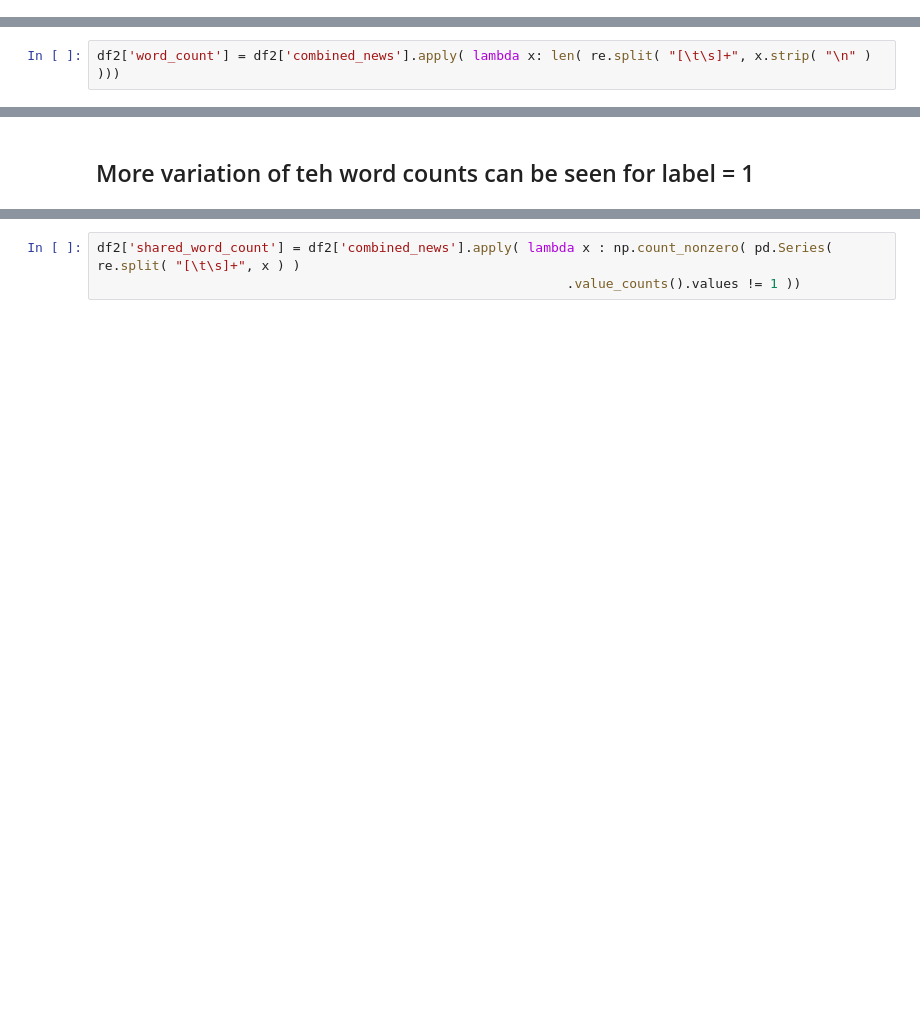
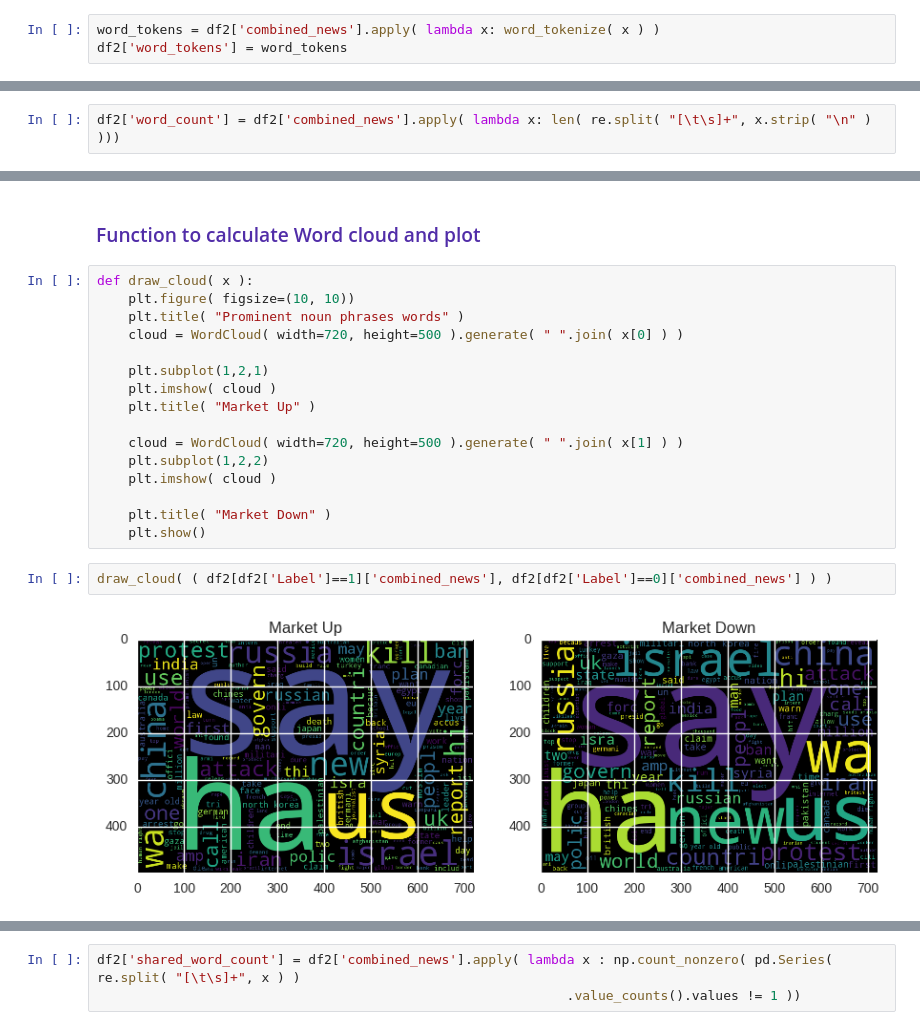
Before and after one commit to birjoossh/NewsToMarket, a Jupyter notebook: code/NewsToMarket.ipynb, the cells around one changed output, grey strips where cells are left out. Drawn from its saved outputs; the diff is of its cells as text; blank space fills up the shorter version.

```diff
--- a/code/NewsToMarket.ipynb
+++ b/code/NewsToMarket.ipynb
@@ -68,0 +71,3 @@ Name: combined_news, dtype: object
+# %%
+word_tokens = df2['combined_news'].apply( lambda x: word_tokenize( x ) )
+df2['word_tokens'] = word_tokens
@@ -129,2 +80,22 @@ plt.show()
-# %% [markdown]
-## More variation of teh word counts can be seen for label = 1
+# %% [markdown]
+### <span style="font-family:lucida;color:#512da8">Function to calculate Word cloud and plot</span>
+# %%
+def draw_cloud( x ):
+    plt.figure( figsize=(10, 10))
+    plt.title( "Prominent noun phrases words" )
+    cloud = WordCloud( width=720, height=500 ).generate( " ".join( x[0] ) )
+
+    plt.subplot(1,2,1)
+    plt.imshow( cloud )
+    plt.title( "Market Up" )
+
+    cloud = WordCloud( width=720, height=500 ).generate( " ".join( x[1] ) )
+    plt.subplot(1,2,2)
+    plt.imshow( cloud )
+
+    plt.title( "Market Down" )
+    plt.show()
+# %%
+draw_cloud( ( df2[df2['Label']==1]['combined_news'], df2[df2['Label']==0]['combined_news'] ) )
+# %% [output]
+[figure, added]
```
Also changed, not shown: parts of 128 cells of this notebook, 1 other file.
